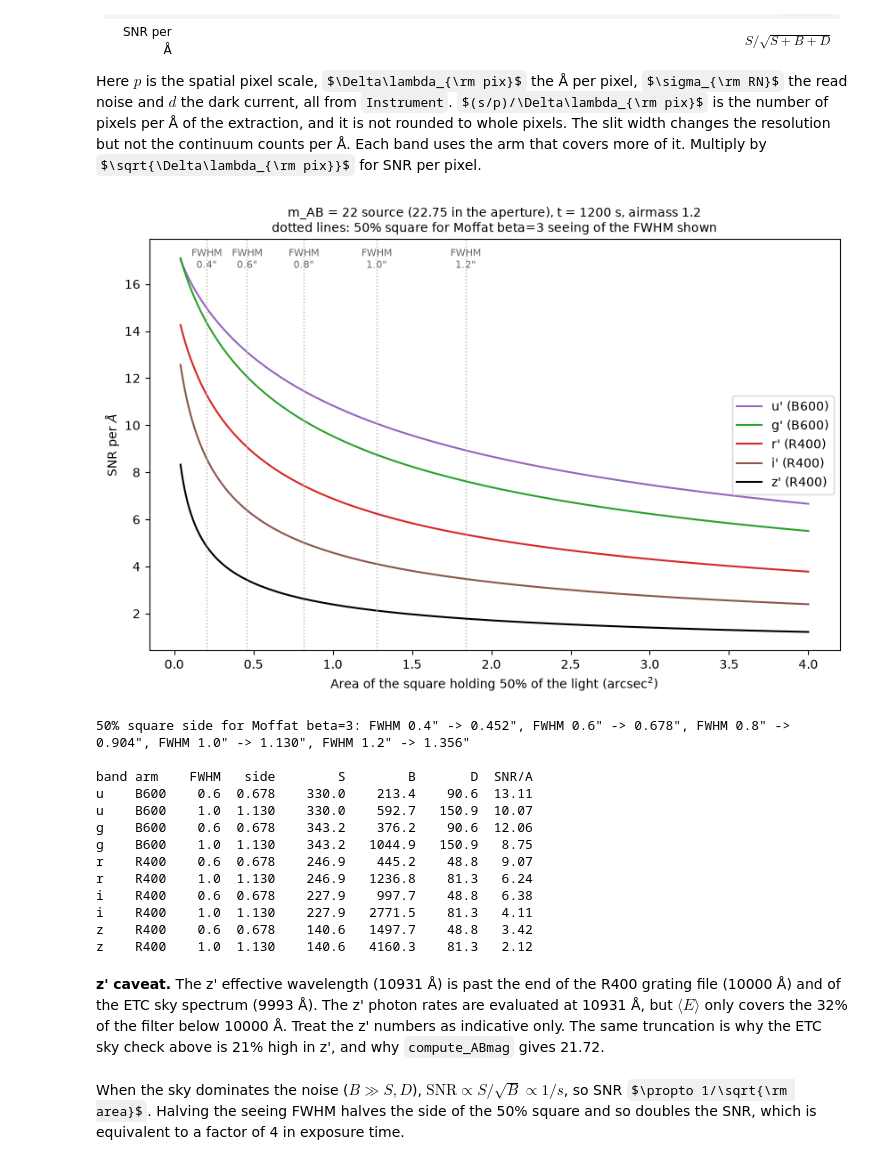
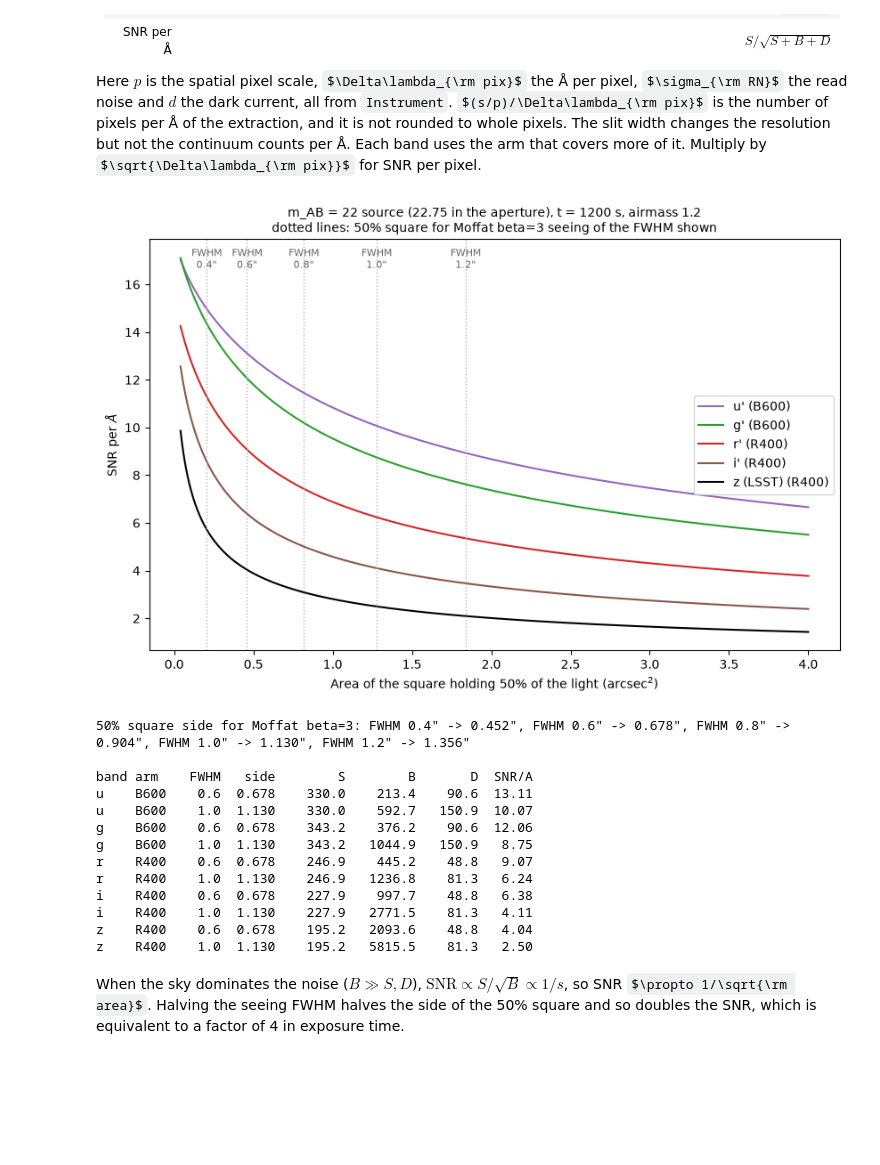
Before and after one commit to bpholden/LRIS2_ETC, a Jupyter notebook: validate_math.ipynb, the cells around one changed output. Drawn from its saved outputs; the diff is of its cells as text; code cells hidden in the pictures; some formulas as TeX source; blank space fills up the shorter version.

Commit message:
Use LSST z instead of SDSS z'

```diff
--- a/validate_math.ipynb
+++ b/validate_math.ipynb
@@ -48,9 +50,12 @@ A = tel.area            # cm^2
 print(f'Keck I collecting area A = {A:.0f} cm^2 (10 m primary with 7.9% central obscuration)')
 
 bands = ['u', 'g', 'r', 'i', 'z']
-filters = {b: Mag.Mag(f'sdss_{b}prime') for b in bands}
+filters = {b: Mag.Mag(f'sdss_{b}prime') for b in ['u', 'g', 'r', 'i']}
+# LSST z in place of SDSS z'; Mag converts the LSST file from nm to Angstroms
+filters['z'] = Mag.Mag('LSST_LSST.z')
+label = {'u': "u'", 'g': "g'", 'r': "r'", 'i': "i'", 'z': 'z (LSST)'}
 
-# Mauna Kea dark sky, AB mag / arcsec^2
+# Mauna Kea dark sky, AB mag / arcsec^2 (z is LSST z)
 sky_mag = {'u': 22.9, 'g': 22.0, 'r': 21.4, 'i': 20.4, 'z': 19.4}
 src_mag = 22.0
 
@@ -198,8 +203,8 @@ for b in bands:
     filt = filters[b]
     ax2.fill_between(filt.wave, filt.weight / filt.weight.max(), color=colors[b], alpha=0.12)
     ax2.plot(filt.wave, filt.weight / filt.weight.max(), color=colors[b], lw=1)
-    ax2.text(filt.lambda_eff, 1.07, f"{b}'", color=colors[b], ha='center')
-ax2.set_ylabel('SDSS filter response (normalised to peak)')
+    ax2.text(filt.lambda_eff, 1.07, label[b], color=colors[b], ha='center')
+ax2.set_ylabel("SDSS u'g'r'i' and LSST z response (normalised to peak)")
 ax2.set_ylim(0, 1.15)
 ax.legend(loc='upper center', bbox_to_anchor=(0.5, -0.1), ncol=3, fontsize=9)
 ax.set_title('LRIS-2 B600 and R400 efficiency, including Keck I, airmass 1.2 '
@@ -228,7 +233,7 @@ for b in bands:
     for grating, arm in arms.items():
         weight = np.interp(arm['wave'], filt.wave, filt.weight, left=0, right=0)
         covered = np.trapezoid(weight, arm['wave'])
-        if covered == 0:
+        if covered / full < 0.005:   # skip arms that see less than 0.5% of the filter
             continue
         e_tot = np.trapezoid(arm['e_tot'] * weight, arm['wave']) / covered
         e_inst = np.trapezoid(arm['e_inst'] * weight, arm['wave']) / covered
@@ -264,35 +269,35 @@ side = np.linspace(0.2, 2.0, 200)   # arcsec
 area = side**2
 
 def snr_per_ang(b, s):
     grating = max((g for g in arms if (b, g) in avg), key=lambda g: avg[(b, g)]['coverage'])
     inst = arms[grating]['inst']
     a = avg[(b, grating)]
     S = 0.5 * src_rate[b] * a['e_tot'] * t
     B = sky_rate[b] * s**2 * a['e_inst'] * t
     npix_per_ang = (s / inst.scale_perp) / inst.Ang_per_pix
     D = npix_per_ang * (inst.readnoise**2 + inst.dark * t)
     return S / np.sqrt(S + B + D), grating, S, B, D
 
 # Side of the 50% square for Moffat seeing (beta = 3) of a given FWHM
 fwhms = [0.4, 0.6, 0.8, 1.0, 1.2]
 ee50_side = {f: optimize.brentq(lambda s: Moffat.moffat_frac(f, s, s) - 0.5, 0.05, 5) for f in fwhms}
 
 fig, ax = plt.subplots(figsize=(10, 6))
 for b in bands:
     snr, grating, *_ = snr_per_ang(b, side)
-    ax.plot(area, snr, color=colors[b], label=f"{b}' ({grating})")
+    ax.plot(area, snr, color=colors[b], label=f'{label[b]} ({grating})')
 for f, s in ee50_side.items():
     ax.axvline(s**2, color='0.7', ls=':', lw=1)
     ax.text(s**2, 0.98, f'FWHM\n{f}"', transform=ax.get_xaxis_transform(),
             ha='center', va='top', fontsize=8, color='0.4')
 ax.set_xlabel(r'Area of the square holding 50% of the light (arcsec$^2$)')
 ax.set_ylabel(r'SNR per $\AA$')
 ax.set_title(f'm_AB = 22 source (22.75 in the aperture), t = {t:.0f} s, airmass {airmass}\n'
              'dotted lines: 50% square for Moffat beta=3 seeing of the FWHM shown', fontsize=10)
 ax.legend(loc='center right')
 plt.show()
 # %% [output]
-[figure, old version]
+[figure, new version]
 # %%
 print(f'50% square side for Moffat beta=3: ' + ', '.join(f'FWHM {f}" -> {s:.3f}"' for f, s in ee50_side.items()))
 print()
@@ -314,9 +319,7 @@ r    R400    0.6  0.678    246.9    445.2    48.8   9.07
 r    R400    1.0  1.130    246.9   1236.8    81.3   6.24
 i    R400    0.6  0.678    227.9    997.7    48.8   6.38
 i    R400    1.0  1.130    227.9   2771.5    81.3   4.11
-z    R400    0.6  0.678    140.6   1497.7    48.8   3.42
-z    R400    1.0  1.130    140.6   4160.3    81.3   2.12
+z    R400    0.6  0.678    195.2   2093.6    48.8   4.04
+z    R400    1.0  1.130    195.2   5815.5    81.3   2.50
-# %% [markdown]
-**z' caveat.** The z' effective wavelength (10931 Å) is past the end of the R400 grating file (10000 Å) and of the ETC sky spectrum (9993 Å). The z' photon rates are evaluated at 10931 Å, but $\langle E \rangle$ only covers the 32% of the filter below 10000 Å. Treat the z' numbers as indicative only. The same truncation is why the ETC sky check above is 21% high in z', and why `compute_ABmag` gives 21.72.
 # %% [markdown]
 When the sky dominates the noise ($B \gg S, D$), $\mathrm{SNR} \propto S/\sqrt{B} \propto 1/s$, so SNR $\propto 1/\sqrt{\rm area}$. Halving the seeing FWHM halves the side of the 50% square and so doubles the SNR, which is equivalent to a factor of 4 in exposure time.
```
Also changed, not shown: parts of 6 cells of this notebook, 3 other files.
